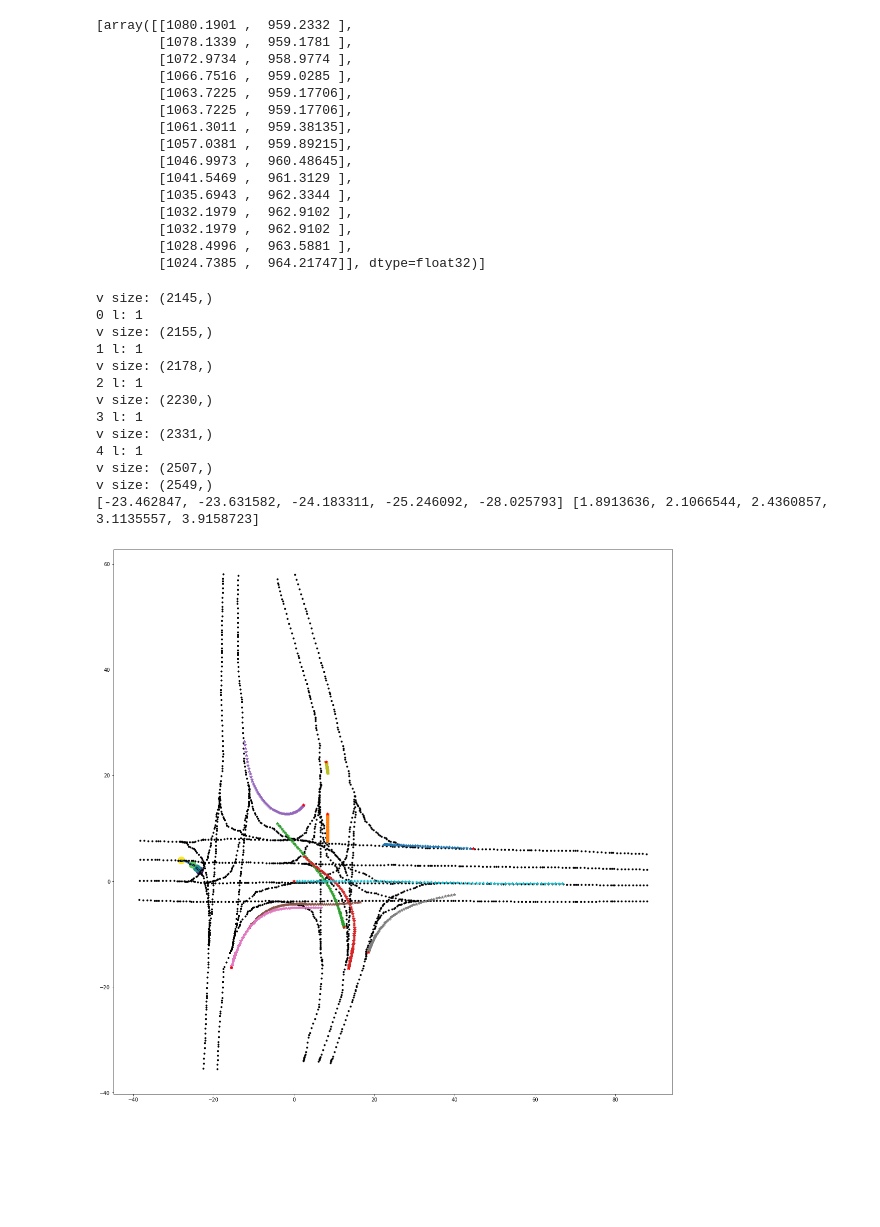
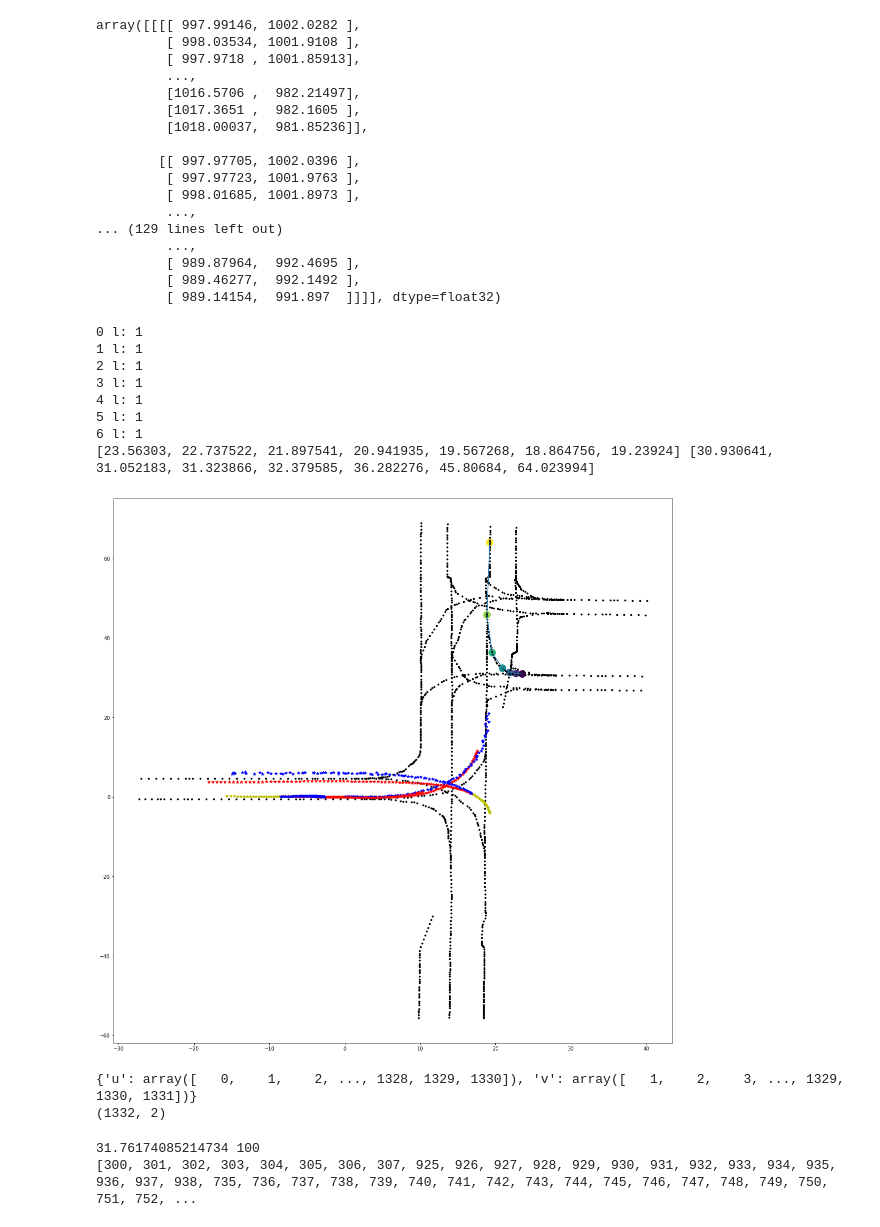
Before and after one commit to YikangZhang1641/modified_LaneGCN, a Jupyter notebook: VisulizeDataset.ipynb, the cells around one changed output. Saved outputs shown, nothing was run; the diff lists cells and outputs as text; code cells hidden in the pictures; blank space fills up the shorter version.

```diff
--- a/VisulizeDataset.ipynb
+++ b/VisulizeDataset.ipynb
@@ -3,8 +3,8 @@ import pickle
 import os
 import numpy as np
 
-path = "/home/user/Projects/interaction_gyt/preprocess_results_10s_ref_path_ignore_no_matches_csv_pairs_0721/test"
-name = "3_131300_141300_127GL.pkl"
+path = "/home/user/Projects/interaction_gyt/preprocess_results_10s_use_csv_EP0/test_2/"
+name = "0_186000_196000_49P0.pkl"
 filepath = os.path.join(path, name)
 with open(filepath, 'rb') as f:
     data = pickle.load(f, encoding="latin1")
@@ -29,21 +25,23 @@ dict_keys(['pre', 'lane_idcs', 'left_pairs', 'suc', 'num_nodes', 'pre_pairs', 'c
 # %%
-data['ref_paths'][0]
+data['prediction']
 # %% [output]
-[array([[1080.1901 ,  959.2332 ],
-        [1078.1339 ,  959.1781 ],
-        [1072.9734 ,  958.9774 ],
-        [1066.7516 ,  959.0285 ],
-        [1063.7225 ,  959.17706],
-        [1063.7225 ,  959.17706],
-        [1061.3011 ,  959.38135],
-        [1057.0381 ,  959.89215],
-        [1046.9973 ,  960.48645],
-        [1041.5469 ,  961.3129 ],
-        [1035.6943 ,  962.3344 ],
-        [1032.1979 ,  962.9102 ],
-        [1032.1979 ,  962.9102 ],
-        [1028.4996 ,  963.5881 ],
-        [1024.7385 ,  964.21747]], dtype=float32)]
+array([[[[ 997.99146, 1002.0282 ],
+         [ 998.03534, 1001.9108 ],
+         [ 997.9718 , 1001.85913],
+         ...,
+         [1016.5706 ,  982.21497],
+         [1017.3651 ,  982.1605 ],
+         [1018.00037,  981.85236]],
+
+        [[ 997.97705, 1002.0396 ],
+         [ 997.97723, 1001.9763 ],
+         [ 998.01685, 1001.8973 ],
+         ...,
+... (129 lines left out)
+         ...,
+         [ 989.87964,  992.4695 ],
+         [ 989.46277,  992.1492 ],
+         [ 989.14154,  991.897  ]]]], dtype=float32)
 # %%
 import matplotlib.pyplot as plt
 fig, ax = plt.subplots(1, 1, figsize=[20,20])
@@ -60,7 +58,7 @@ C = []
 for i in range(len(graph['suc'])):
     u = graph['suc'][i]['u']
     v = graph['suc'][i]['v']
-    print('v size:', v.shape)
+#     print('v size:', v.shape)
 
     tmp = np.where(u == pt)
     if tmp is not None and tmp[0] is not None and tmp[0].shape[0] > 0:
@@ -92,47 +90,51 @@ plt.plot(mp[:, 0], mp[:, 1], 'k.')
 plt.plot(X, Y)
 
 plt.scatter(X, Y, s = 200, c = C)
 print(X, Y)
 
 # for a in range(data['feats'].shape[0]):
 #     traj = data['feats'][a]
 #     plt.plot(traj[:, 0], traj[:, 1], '*')
 
 #     for L in data['ref_paths'][a]:
 #         if len(L)==0:
 #             continue
 #         lane = np.concatenate(L) - data['orig']
 #         plt.plot(lane[:, 0], lane[:, 1])
 
 
 for a in range(data['feats'].shape[0]):
     traj = np.matmul(data['rot'], (data['gt_preds'][a] - data['orig']).T).T
-    plt.plot(traj[:, 0], traj[:, 1], '*')
-    plt.plot(traj[:1, 0], traj[:1, 1], 'r*')
+    plt.plot(traj[:, 0], traj[:, 1], 'r*')
+#     plt.plot(traj[:1, 0], traj[:1, 1], 'r*')
+
+    hist = np.matmul(data['rot'], (data['gt_hist'][a] - data['orig']).T).T
+    plt.plot(hist[:, 0], hist[:, 1], 'y*')
+
+    prediction = np.matmul(data['rot'], (data['prediction'][a][0] - data['orig']).T).T
+    plt.plot(prediction[:, 0], prediction[:, 1], 'b*')
 
     for L in data['ref_paths'][a]:
         lane = np.matmul(data['rot'], (L - data['orig']).T).T
 #         plt.plot(lane[:, 0], lane[:, 1], 'r')
 
     # plt.savefig('/home/user/Logs/0607/地图6步未插值' + str(pt) + '.png')
 # %% [output]
-v size: (2145,)
 0 l: 1
-v size: (2155,)
 1 l: 1
-v size: (2178,)
 2 l: 1
-v size: (2230,)
 3 l: 1
-v size: (2331,)
 4 l: 1
-v size: (2507,)
-v size: (2549,)
-[-23.462847, -23.631582, -24.183311, -25.246092, -28.025793] [1.8913636, 2.1066544, 2.4360857, 3.1135557, 3.9158723]
+5 l: 1
+6 l: 1
+[23.56303, 22.737522, 21.897541, 20.941935, 19.567268, 18.864756, 19.23924] [30.930641, 31.052183, 31.323866, 32.379585, 36.282276, 45.80684, 64.023994]
-[figure, old version]
+[figure, new version]
 # %%
 print (graph['suc'][0])
 print (graph['feats'].shape)
+# %% [output]
+{'u': array([   0,    1,    2, ..., 1328, 1329, 1330]), 'v': array([   1,    2,    3, ..., 1329, 1330, 1331])}
+(1332, 2)
 # %%
 def dfs(cur_graph_id, Lanes, lane, cur_len, S_pred):
     suc_indices = (graph['suc'][0]['u']==cur_graph_id).nonzero()
@@ -157,5 +159,8 @@ ego_graph_id = 300
 Lanes = []
 dfs(ego_graph_id, Lanes, [], 0, S_pred=100)
 frenet_lane = graph['ctrs'][Lanes[0]]
+# %% [output]
+31.76174085214734 100
+[300, 301, 302, 303, 304, 305, 306, 307, 925, 926, 927, 928, 929, 930, 931, 932, 933, 934, 935, 936, 937, 938, 735, 736, 737, 738, 739, 740, 741, 742, 743, 744, 745, 746, 747, 748, 749, 750, 751, 752, ...
 # %%
 graph['ctrs'].shape
```
Also changed, not shown: parts of 5 cells of this notebook, 3 other files.
